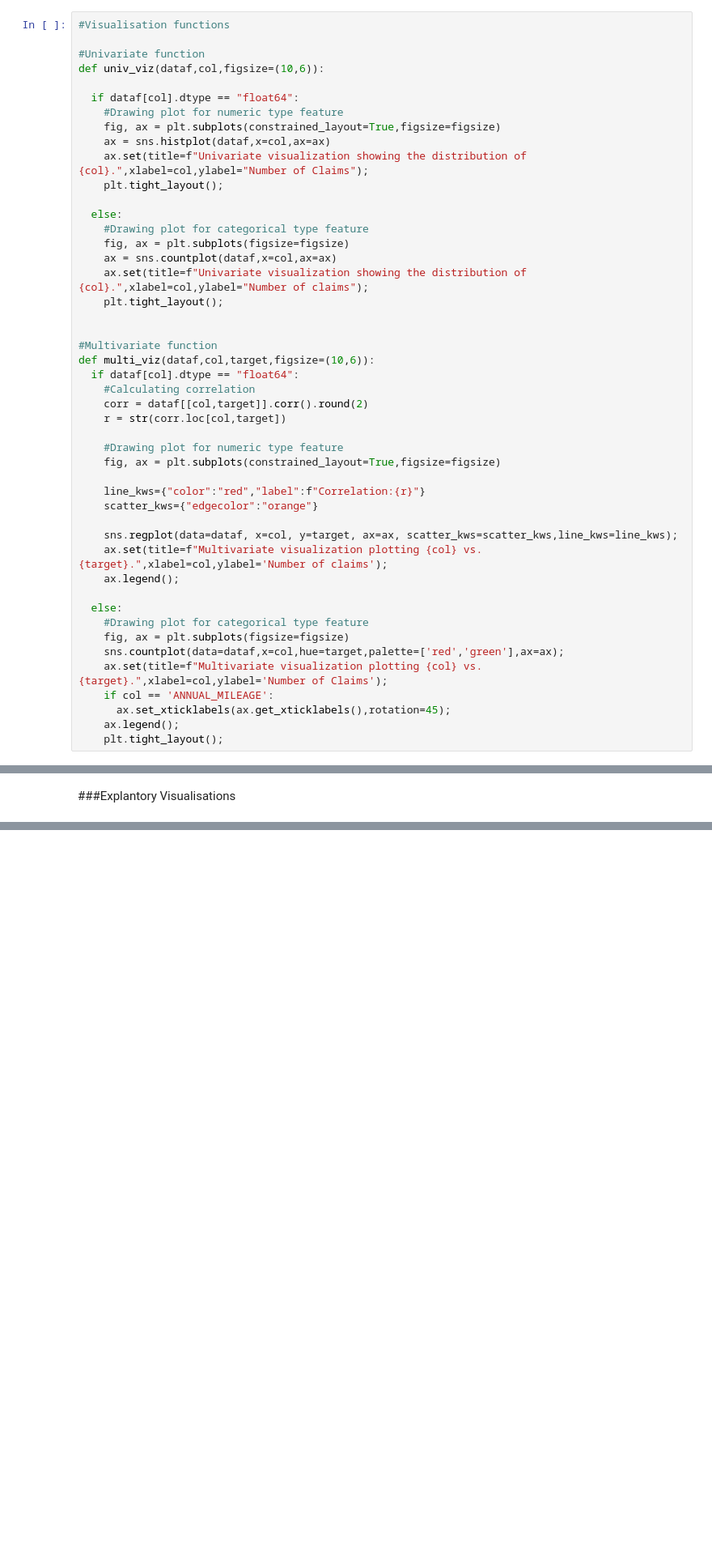
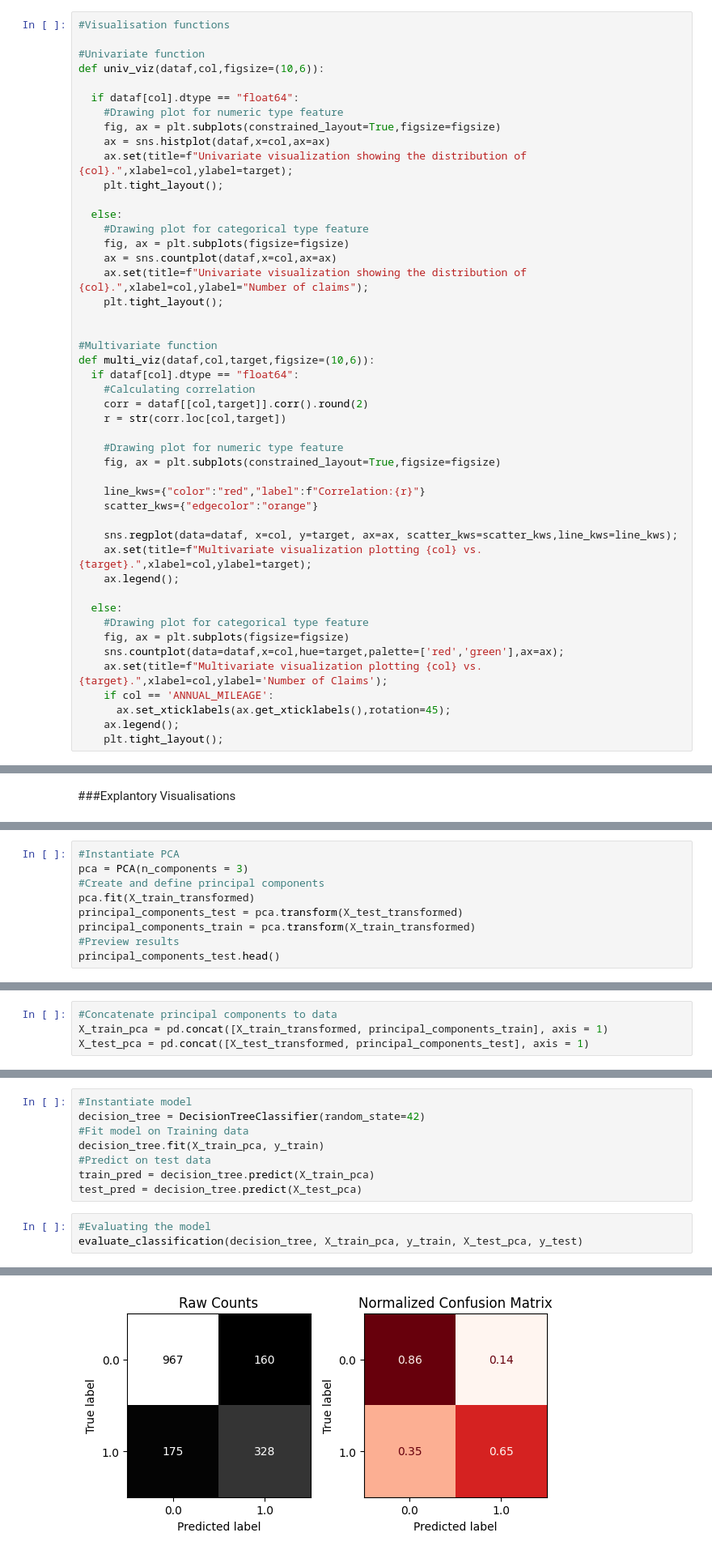
Before and after one commit to UKashNK/Car-Insurance-data, a Jupyter notebook: Car_Insurance_Claims_Analysis_.ipynb, the cells around one changed output, grey strips where cells are left out. Shown at 81% size. Cells and saved outputs as stored; diff of their text form; blank space fills up the shorter version.

```diff
--- a/Car_Insurance_Claims_Analysis_.ipynb
+++ b/Car_Insurance_Claims_Analysis_.ipynb
@@ -51,7 +56,7 @@ def univ_viz(dataf,col,figsize=(10,6)):
     #Drawing plot for numeric type feature
     fig, ax = plt.subplots(constrained_layout=True,figsize=figsize)
     ax = sns.histplot(dataf,x=col,ax=ax)
-    ax.set(title=f"Univariate visualization showing the distribution of {col}.",xlabel=col,ylabel="Number of Claims");
+    ax.set(title=f"Univariate visualization showing the distribution of {col}.",xlabel=col,ylabel=target);
     plt.tight_layout();
 
   else:
@@ -76,7 +81,7 @@ def multi_viz(dataf,col,target,figsize=(10,6)):
     scatter_kws={"edgecolor":"orange"}
 
     sns.regplot(data=dataf, x=col, y=target, ax=ax, scatter_kws=scatter_kws,line_kws=line_kws);
-    ax.set(title=f"Multivariate visualization plotting {col} vs. {target}.",xlabel=col,ylabel='Number of claims');
+    ax.set(title=f"Multivariate visualization plotting {col} vs. {target}.",xlabel=col,ylabel=target);
     ax.legend();
 
   else:
@@ -590,0 +598,9 @@ multi_viz(df_train, "AGE", "OUTCOME")
+# %%
+#Instantiate PCA
+pca = PCA(n_components = 3)
+#Create and define principal components
+pca.fit(X_train_transformed)
+principal_components_test = pca.transform(X_test_transformed)
+principal_components_train = pca.transform(X_train_transformed)
+#Preview results
+principal_components_test.head()
@@ -590,0 +615,4 @@ multi_viz(df_train, "AGE", "OUTCOME")
+# %%
+#Concatenate principal components to data
+X_train_pca = pd.concat([X_train_transformed, principal_components_train], axis = 1)
+X_test_pca = pd.concat([X_test_transformed, principal_components_test], axis = 1)
@@ -590,0 +621,12 @@ multi_viz(df_train, "AGE", "OUTCOME")
+# %%
+#Instantiate model
+decision_tree = DecisionTreeClassifier(random_state=42)
+#Fit model on Training data
+decision_tree.fit(X_train_pca, y_train)
+#Predict on test data
+train_pred = decision_tree.predict(X_train_pca)
+test_pred = decision_tree.predict(X_test_pca)
+# %%
+#Evaluating the model
+evaluate_classification(decision_tree, X_train_pca, y_train, X_test_pca, y_test)
+# %% [output]
@@ -590,0 +656 @@ multi_viz(df_train, "AGE", "OUTCOME")
+[figure, added]
```
Also changed, not shown: parts of 23 cells of this notebook.
